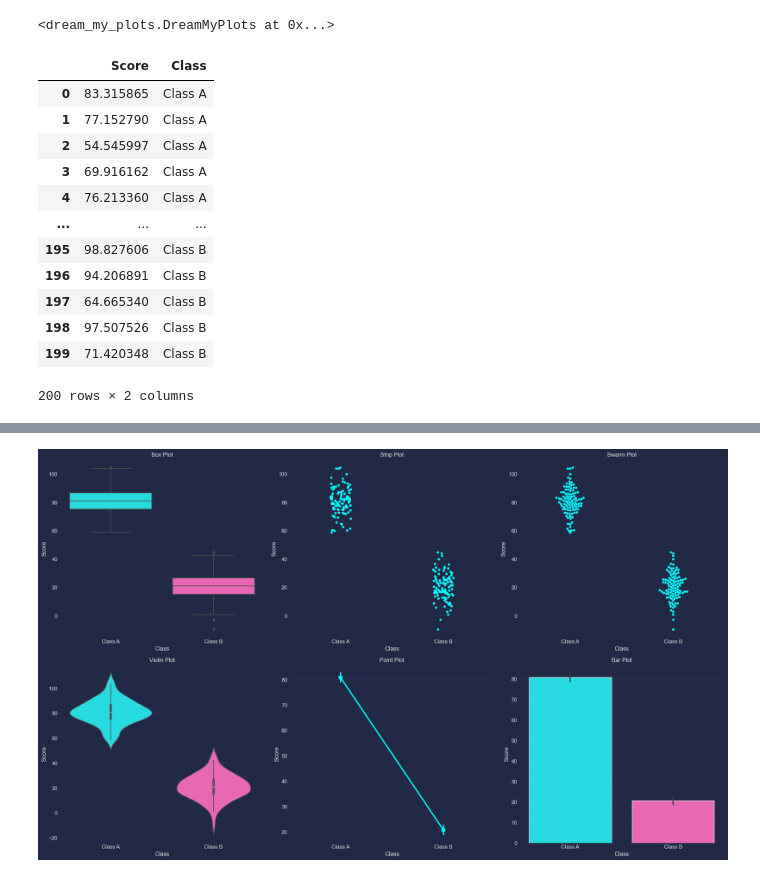
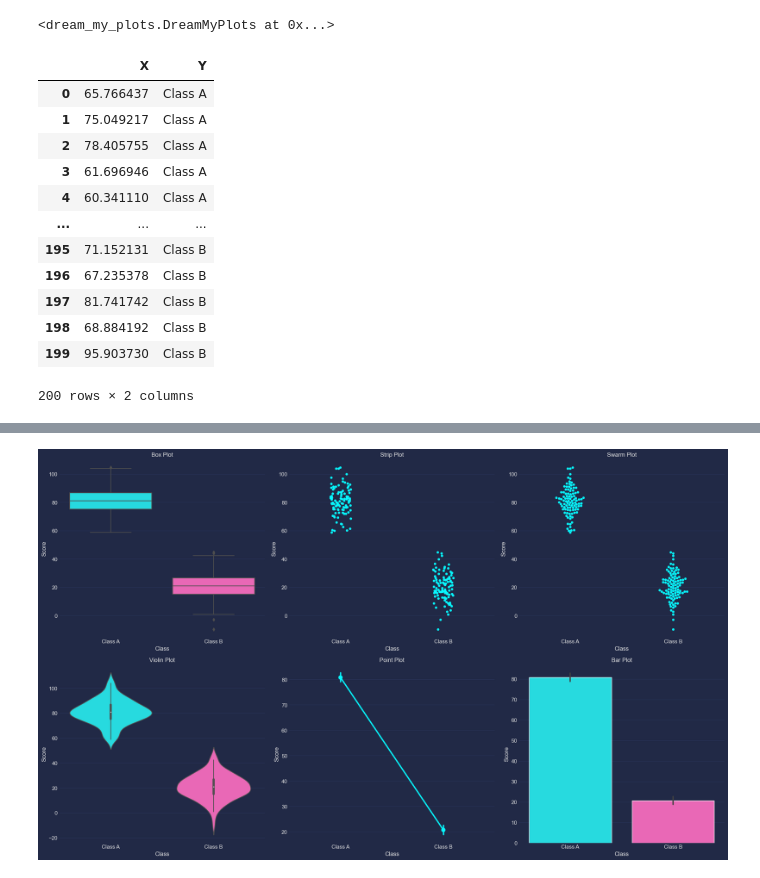
Before and after one commit to mustafah/dream-my-plots, a Jupyter notebook: dream_my_plots/test.ipynb, the cells around one changed output, grey strips where cells are left out. Saved outputs shown, nothing was run; the diff lists cells and outputs as text; code cells hidden in the pictures.

```diff
--- a/dream_my_plots/test.ipynb
+++ b/dream_my_plots/test.ipynb
@@ -41,37 +55,33 @@ Please note that I've added the figure size using `plt.figure(figsize=(10,6))`
 and color of the bars with `color='cyan'`. The `add_glow_effects()` function
 from `mplcyberpunk` is used to add glow effect to the plot.
 <dream_my_plots.DreamMyPlots at 0x...>
-# %%
-import seaborn as sns
-import matplotlib.pyplot as plt
-import numpy as np
-
-# Generate synthetic exam scores
-np.random.seed(10)  # For reproducible results
-scores_class_A = np.random.normal(70, 10, 100)  # Class A with mean 70 and std 10
-scores_class_B = np.random.normal(80, 15, 100)  # Class B with mean 80 and std 15
-
-# Combine the data
-data = np.concatenate([scores_class_A, scores_class_B])
-classes = ['Class A'] * 100 + ['Class B'] * 100  # Labels for the classes
-
-# Create a DataFrame for Seaborn
-import pandas as pd
-df = pd.DataFrame({'Score': data, 'Class': classes})
-# %% [output]
-|  | Score | Class |
-| 0 | 83.315865 | Class A |
-| 1 | 77.152790 | Class A |
-| 2 | 54.545997 | Class A |
-| 3 | 69.916162 | Class A |
-| 4 | 76.213360 | Class A |
-| ... | ... | ... |
-| 195 | 98.827606 | Class B |
-| 196 | 94.206891 | Class B |
-| 197 | 64.665340 | Class B |
-| 198 | 97.507526 | Class B |
-| 199 | 71.420348 | Class B |
-200 rows × 2 columns
+# %%
+import numpy as np
+
+# Generating features for Class A & B with normal distribution
+X_class_A = np.random.normal(70, 10, 100)
+X_class_B = np.random.normal(80, 15, 100)
+X = np.concatenate([X_class_A, X_class_B])  # Combining Class A and B features
+
+Y = ['Class A'] * 100 + ['Class B'] * 100  # Creating labels for the classes
+
+import pandas as pd
+df = pd.DataFrame({'X': X, 'Y': Y})  # Creating DataFrame with features (X) and class labels (Y)
+df
+# %% [output]
+|  | X | Y |
+| 0 | 65.766437 | Class A |
+| 1 | 75.049217 | Class A |
+| 2 | 78.405755 | Class A |
+| 3 | 61.696946 | Class A |
+| 4 | 60.341110 | Class A |
+| ... | ... | ... |
+| 195 | 71.152131 | Class B |
+| 196 | 67.235378 | Class B |
+| 197 | 81.741742 | Class B |
+| 198 | 68.884192 | Class B |
+| 199 | 95.903730 | Class B |
+200 rows × 2 columns
 # %%
 import seaborn as sns
 import matplotlib.pyplot as plt
```
Also changed, not shown: parts of 2 cells of this notebook, 4 other files.
